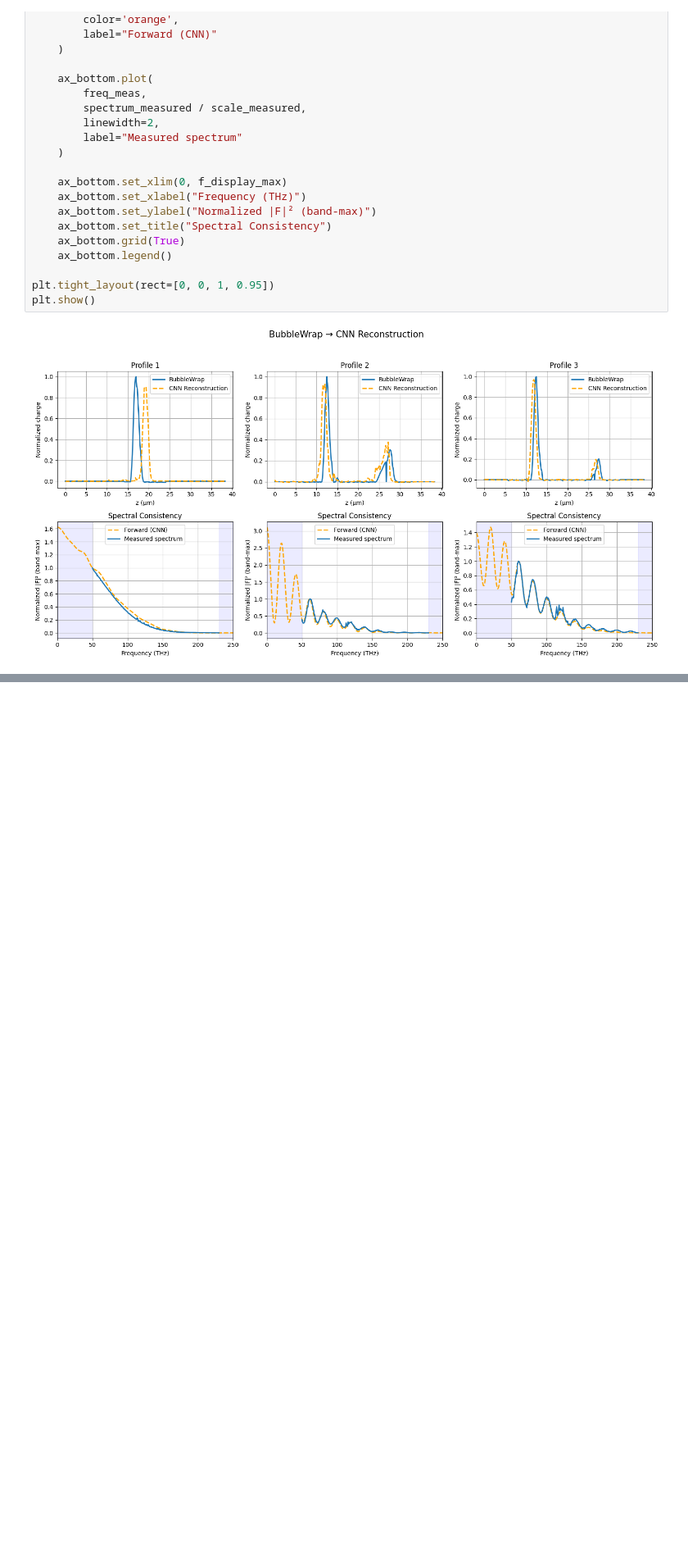
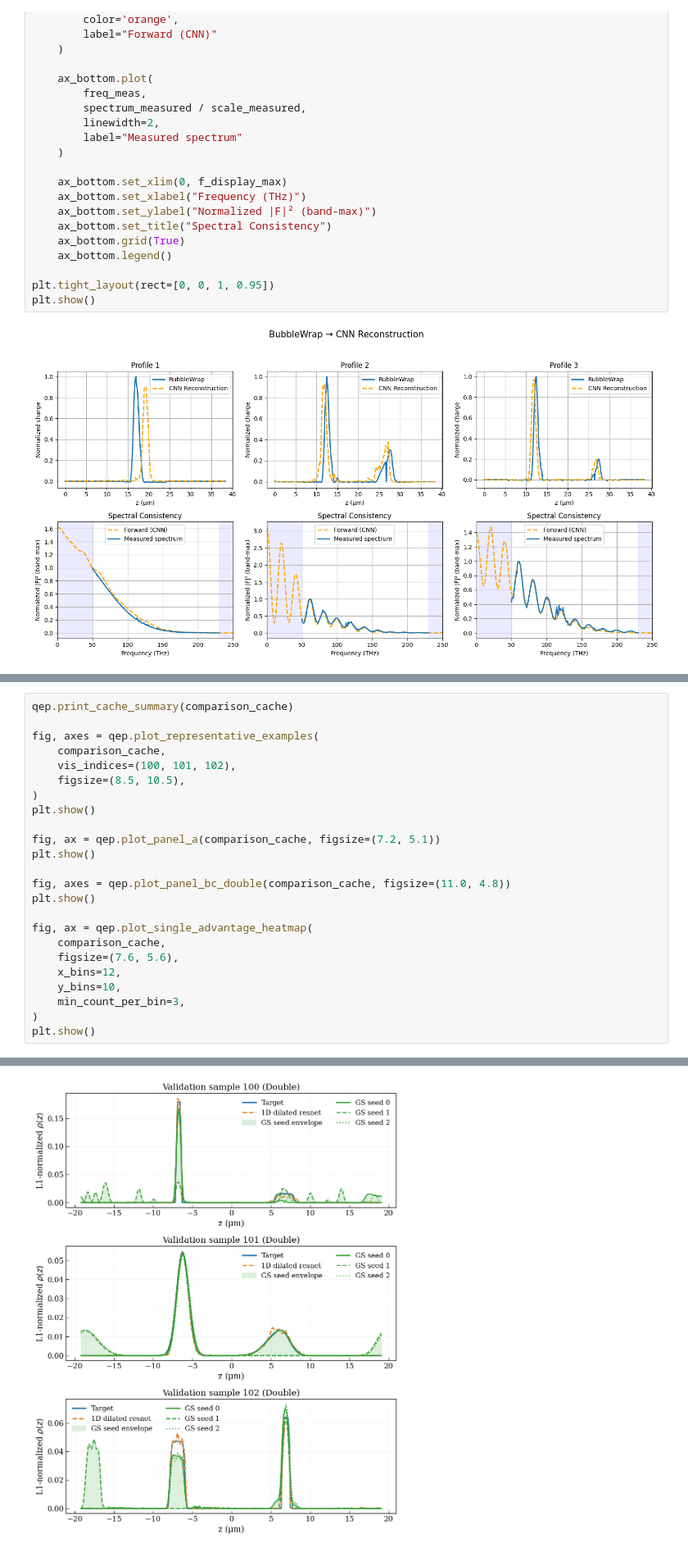
Before and after one commit to zewu-bi/Dilated_ResNet_phase_retrieval, a Jupyter notebook: 1D_Dilated_ResNet.ipynb, the cells around one changed output, grey strips where cells are left out. Shown at 82% size. Saved outputs shown, nothing was run; the diff lists cells and outputs as text; blank space fills up the shorter version.

```diff
--- a/1D_Dilated_ResNet.ipynb
+++ b/1D_Dilated_ResNet.ipynb
@@ -1174,0 +585,25 @@ plt.show()
+# %%
+qep.print_cache_summary(comparison_cache)
+
+fig, axes = qep.plot_representative_examples(
+    comparison_cache,
+    vis_indices=(100, 101, 102),
+    figsize=(8.5, 10.5),
+)
+plt.show()
+
+fig, ax = qep.plot_panel_a(comparison_cache, figsize=(7.2, 5.1))
+plt.show()
+
+fig, axes = qep.plot_panel_bc_double(comparison_cache, figsize=(11.0, 4.8))
+plt.show()
+
+fig, ax = qep.plot_single_advantage_heatmap(
+    comparison_cache,
+    figsize=(7.6, 5.6),
+    x_bins=12,
+    y_bins=10,
+    min_count_per_bin=3,
+)
+plt.show()
+# %% [output]
@@ -1174,0 +627 @@ plt.show()
+[figure, added]
```
Also changed, not shown: parts of 10 cells of this notebook, 1 other file.
